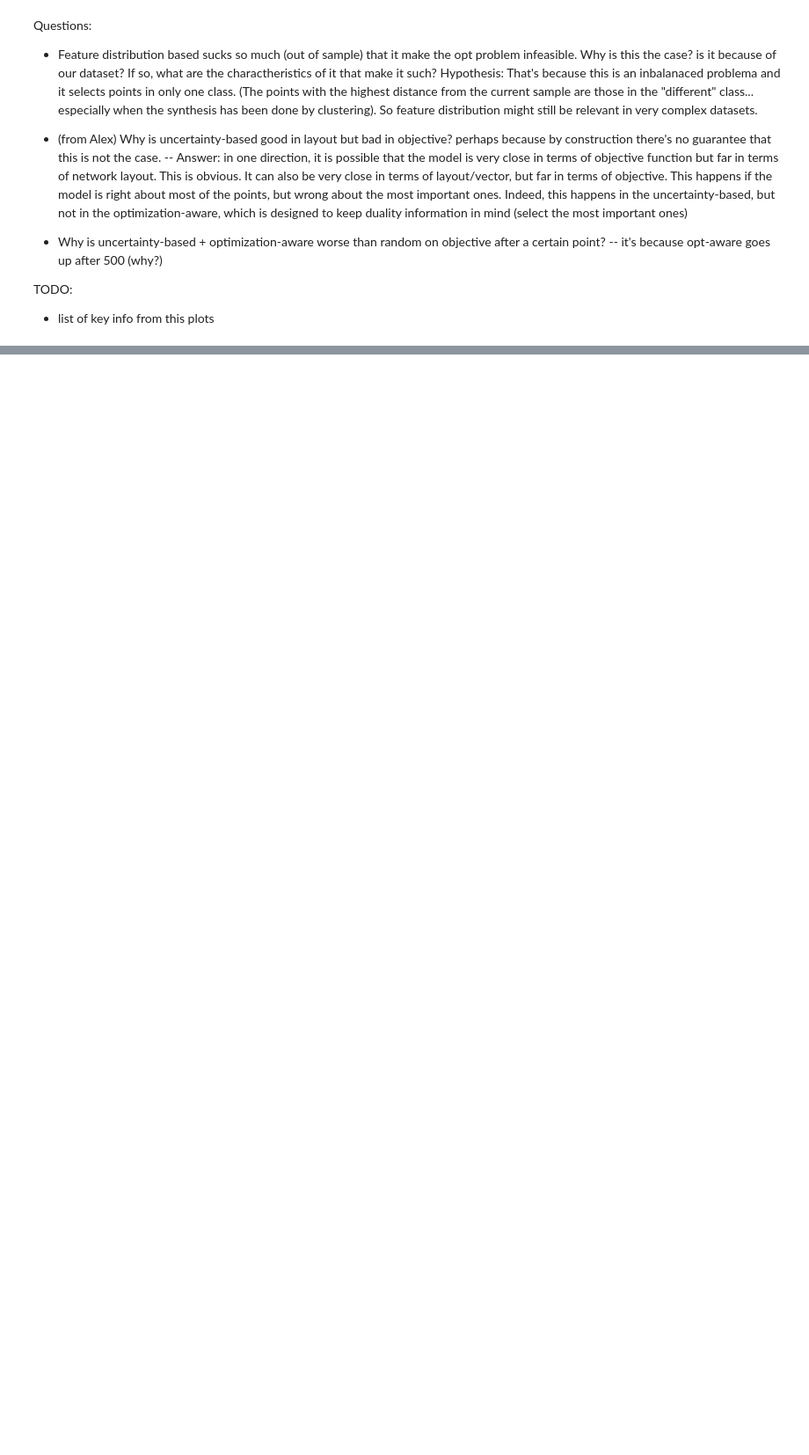
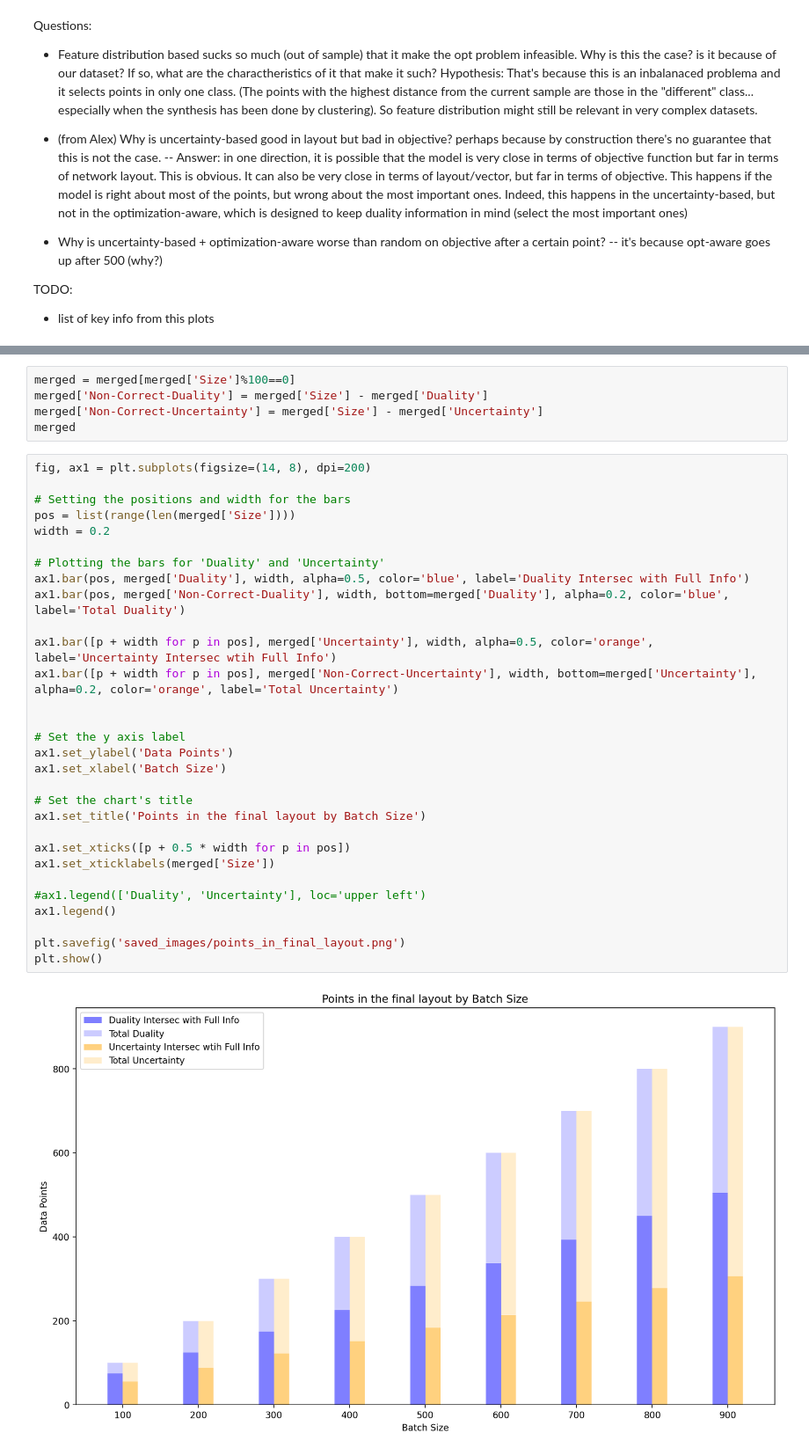
Before and after one commit to giorgiodemarchi/Duality-Based-Active-Learning, a Jupyter notebook: model_v2.ipynb, the cells around one changed output, grey strips where cells are left out. Shown: that part at 88% size. Cells and saved outputs as stored; diff of their text form; blank space fills up the shorter version.

```diff
--- a/model_v2.ipynb
+++ b/model_v2.ipynb
@@ -578,0 +677,37 @@ TODO:
+# %%
+merged = merged[merged['Size']%100==0]
+merged['Non-Correct-Duality'] = merged['Size'] - merged['Duality']
+merged['Non-Correct-Uncertainty'] = merged['Size'] - merged['Uncertainty']
+merged
+# %%
+fig, ax1 = plt.subplots(figsize=(14, 8), dpi=200)
+
+# Setting the positions and width for the bars
+pos = list(range(len(merged['Size'])))
+width = 0.2
+
+# Plotting the bars for 'Duality' and 'Uncertainty'
+ax1.bar(pos, merged['Duality'], width, alpha=0.5, color='blue', label='Duality Intersec with Full Info')
+ax1.bar(pos, merged['Non-Correct-Duality'], width, bottom=merged['Duality'], alpha=0.2, color='blue', label='Total Duality')
+
+ax1.bar([p + width for p in pos], merged['Uncertainty'], width, alpha=0.5, color='orange', label='Uncertainty Intersec wtih Full Info')
+ax1.bar([p + width for p in pos], merged['Non-Correct-Uncertainty'], width, bottom=merged['Uncertainty'], alpha=0.2, color='orange', label='Total Uncertainty')
+
+
+# Set the y axis label
+ax1.set_ylabel('Data Points')
+ax1.set_xlabel('Batch Size')
+
+# Set the chart's title
+ax1.set_title('Points in the final layout by Batch Size')
+
+ax1.set_xticks([p + 0.5 * width for p in pos])
+ax1.set_xticklabels(merged['Size'])
+
+#ax1.legend(['Duality', 'Uncertainty'], loc='upper left')
+ax1.legend()
+
+plt.savefig('saved_images/points_in_final_layout.png')
+plt.show()
+# %% [output]
+[figure, added]
```
Also changed, not shown: parts of 16 cells of this notebook.
